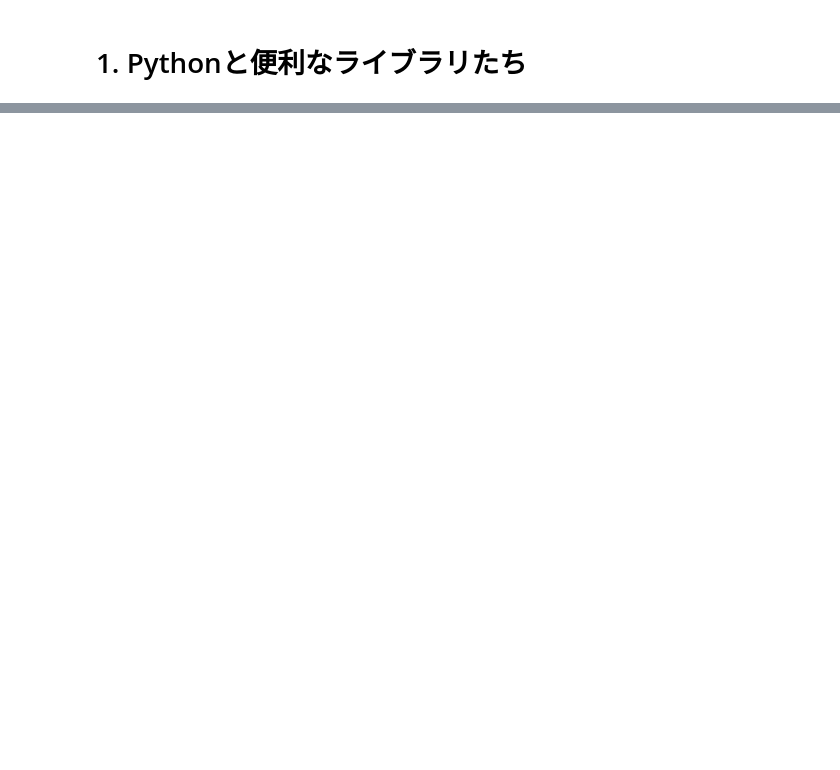
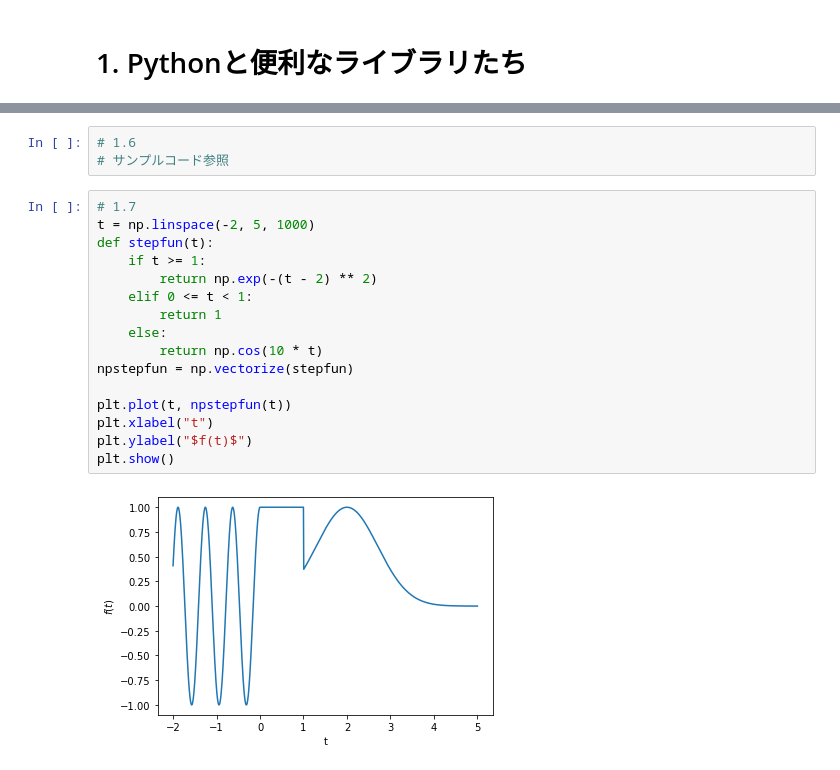
Before and after one commit to diohabara/signal_processing.py, a Jupyter notebook: chapter1.ipynb, the cells around one changed output, grey strips where cells are left out. Cells and saved outputs as stored; diff of their text form; blank space fills up the shorter version.

```diff
--- a/chapter1.ipynb
+++ b/chapter1.ipynb
@@ -86,0 +161,21 @@ plt.show()
+# %%
+# 1.6
+# サンプルコード参照
+# %%
+# 1.7
+t = np.linspace(-2, 5, 1000)
+def stepfun(t):
+    if t >= 1:
+        return np.exp(-(t - 2) ** 2)
+    elif 0 <= t < 1:
+        return 1
+    else:
+        return np.cos(10 * t)
+npstepfun = np.vectorize(stepfun)
+
+plt.plot(t, npstepfun(t))
+plt.xlabel("t")
+plt.ylabel("$f(t)$")
+plt.show()
+# %% [output]
+[figure, added]
```
Also changed, not shown: parts of 20 cells of this notebook, 2 other files.
